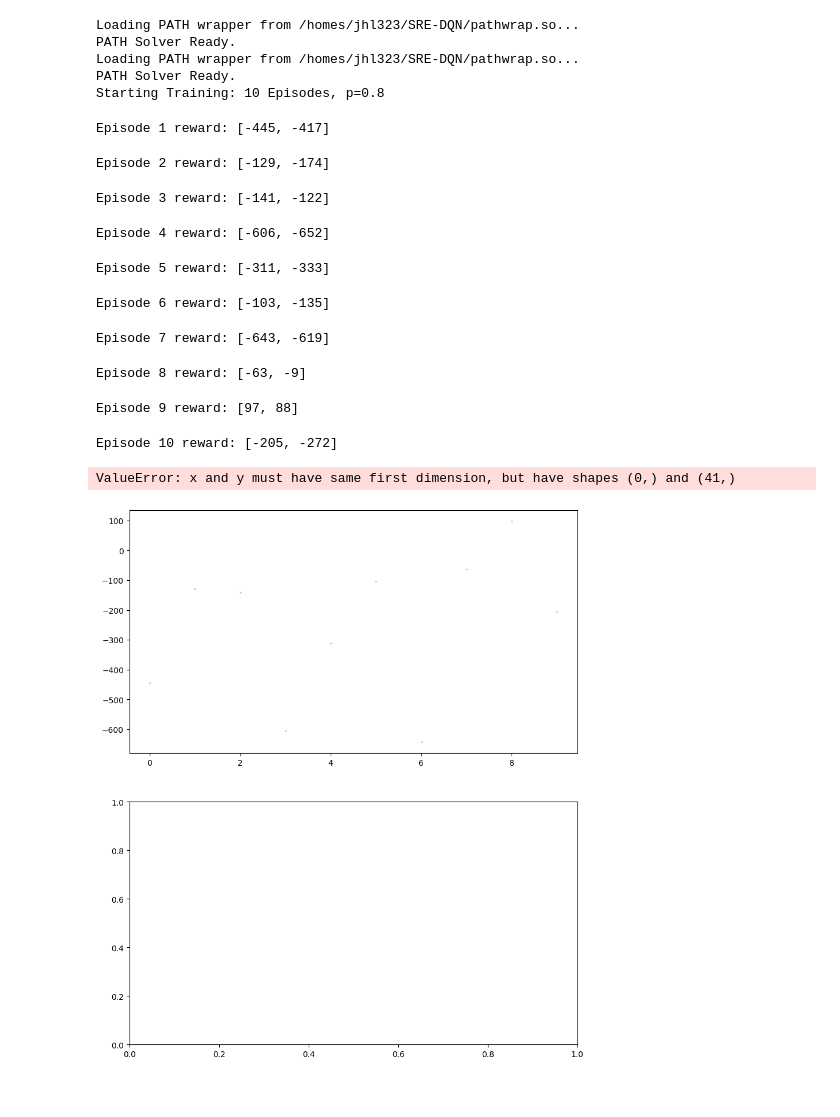
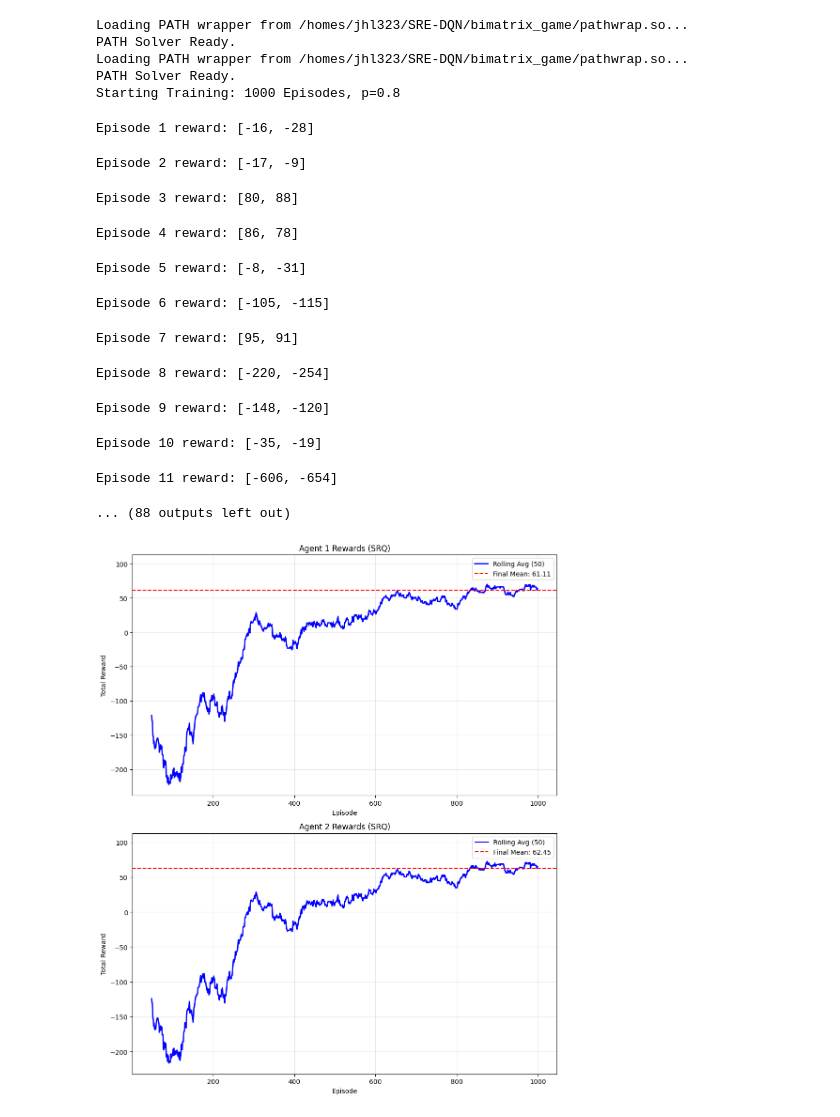
Before and after one commit to wowthecoder/SRE-DQN, a Jupyter notebook: bimatrix_game/bimatrix_game.ipynb, the cells around one changed output. Saved outputs shown, nothing was run; the diff lists cells and outputs as text; code cells hidden in the pictures.

```diff
--- a/bimatrix_game/bimatrix_game.ipynb
+++ b/bimatrix_game/bimatrix_game.ipynb
@@ -118,62 +118,68 @@ def train_experiment(n_episodes=1000, p_env=0.8, pathwrap_path=None, checkpoint_
 
     return history_rewards
 
-rewards_data = train_experiment(n_episodes=100, p_env=0.8)
+rewards_data = train_experiment(n_episodes=1000, p_env=0.8)
 # %% [output]
-Loading PATH wrapper from /homes/jhl323/SRE-DQN/pathwrap.so...
+Loading PATH wrapper from /homes/jhl323/SRE-DQN/bimatrix_game/pathwrap.so...
 PATH Solver Ready.
-Loading PATH wrapper from /homes/jhl323/SRE-DQN/pathwrap.so...
+Loading PATH wrapper from /homes/jhl323/SRE-DQN/bimatrix_game/pathwrap.so...
 PATH Solver Ready.
-Starting Training: 10 Episodes, p=0.8
+Starting Training: 1000 Episodes, p=0.8
-Episode 1 reward: [-445, -417]
+Episode 1 reward: [-16, -28]
-Episode 2 reward: [-129, -174]
+Episode 2 reward: [-17, -9]
-Episode 3 reward: [-141, -122]
+Episode 3 reward: [80, 88]
-Episode 4 reward: [-606, -652]
+Episode 4 reward: [86, 78]
-Episode 5 reward: [-311, -333]
+Episode 5 reward: [-8, -31]
-Episode 6 reward: [-103, -135]
+Episode 6 reward: [-105, -115]
-Episode 7 reward: [-643, -619]
+Episode 7 reward: [95, 91]
-Episode 8 reward: [-63, -9]
+Episode 8 reward: [-220, -254]
-Episode 9 reward: [97, 88]
+Episode 9 reward: [-148, -120]
-Episode 10 reward: [-205, -272]
+Episode 10 reward: [-35, -19]
+Episode 11 reward: [-606, -654]
+... (88 outputs left out)
+# %%
+import pickle
+
+# Save reward histories
+with open("history_rewards.pkl", "wb") as f:
+    pickle.dump(rewards_data, f, protocol=pickle.HIGHEST_PROTOCOL)
 # %%
 def plot_results(rewards, window=50, out_path="results.png"):
     fig, axes = plt.subplots(2, 1, figsize=(10, 12))
 
     for agent_id in [0, 1]:
         ax = axes[agent_id]
         data = rewards[agent_id]
 
-        # Raw Data (scatter)
-        ax.scatter(range(len(data)), data, s=2, alpha=0.3, color='gray', label='Episode Reward')
 
         # Rolling Average
         rolling_mean = np.convolve(data, np.ones(window)/window, mode='valid')
         ax.plot(range(window-1, len(data)), rolling_mean, linewidth=2, color='blue', label=f'Rolling Avg ({window})')
 
         # Statistics (Last 100 episodes)
-        # last_100 = data[-100:]
-        # mean_val = np.mean(last_100)
-        # std_val = np.std(last_100)
-        last_10 = data[-10:]
-        mean_val = np.mean(last_10)
-        std_val = np.std(last_10)
+        last_100 = data[-100:]
+        mean_val = np.mean(last_100)
+        std_val = np.std(last_100)
 
         ax.axhline(mean_val, color='red', linestyle='--', label=f'Final Mean: {mean_val:.2f}')
+        min_y = float(np.min(rolling_mean))
+        max_y = float(np.max(data))
+        pad = 0.05 * (max_y - min_y) if max_y > min_y else 1.0
+        ax.set_ylim(min_y - pad, max_y + pad)
 
         ax.set_title(f"Agent {agent_id+1} Rewards (SRQ)")
         ax.set_xlabel("Episode")
         ax.set_ylabel("Total Reward")
         ax.legend()
         ax.grid(True, alpha=0.3)
 
     plt.tight_layout()
     fig.savefig(out_path, dpi=300, bbox_inches="tight")  # save to file
     plt.show()
 
 plot_results(rewards_data)
 # %% [output]
-ValueError: x and y must have same first dimension, but have shapes (0,) and (41,)
-[figure, old version]
+[figure, new version]
 # %%
 from DeepSRQagent import DeepSRQAgent
 
```
Also changed, not shown: parts of 1 cell of this notebook, 25 other files.
